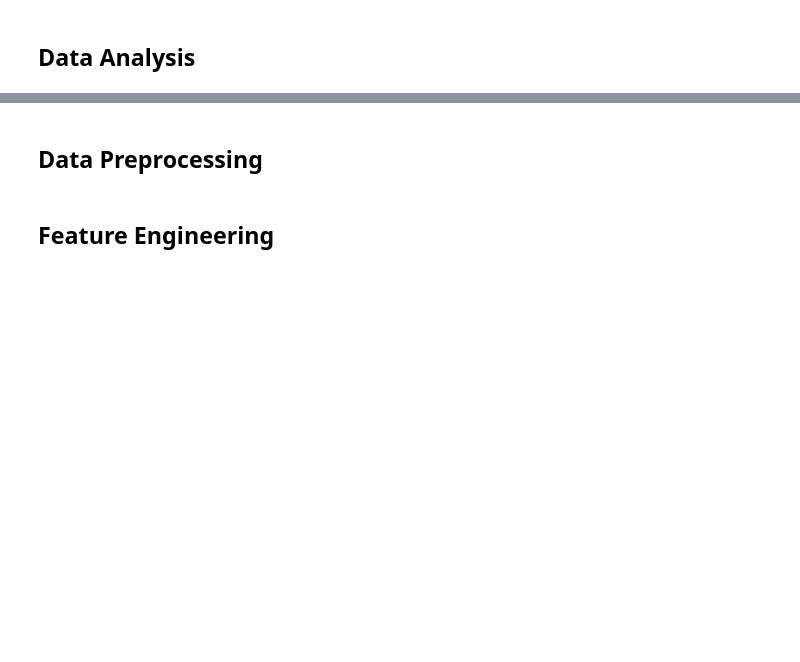
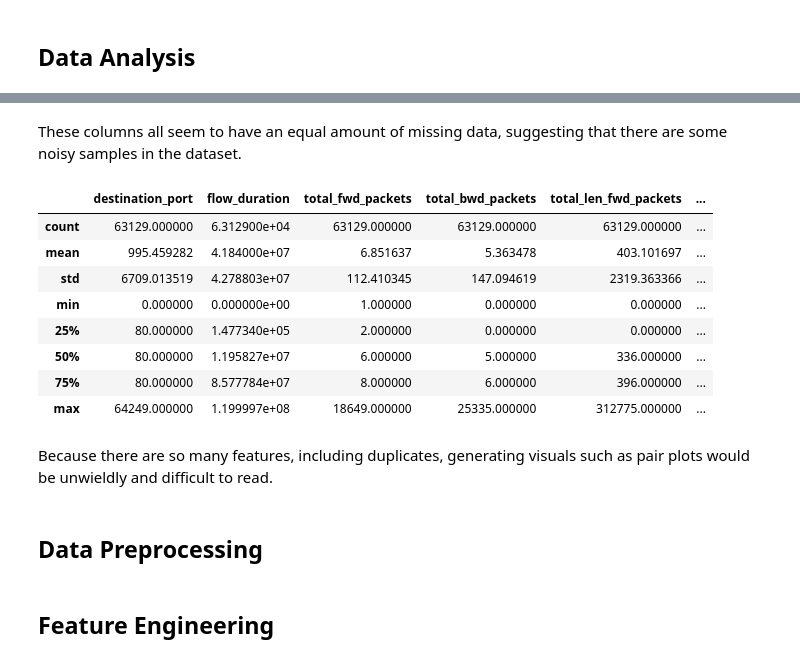
Before and after one commit to jackdmulvihill/COMP-379-Final-Project, a Jupyter notebook: FinalProject.ipynb, the cells around one changed output, grey strips where cells are left out. Saved outputs shown, nothing was run; the diff lists cells and outputs as text; code cells hidden in the pictures; blank space fills up the shorter version.

Commit message:
Started data analysis

```diff
--- a/FinalProject.ipynb
+++ b/FinalProject.ipynb
@@ -359,3 +353,7 @@ loadcsv(data, 'transformed_data.csv')
 Loading the transformed data into a CSV file seems like the most logical choice here given that no use of SQL will be necessary in the foreseeable future.
 # %% [markdown]
 ## Data Reading
+# %%
+# Load the transformed data into a new dataframe to confirm the transformations were successful
+cleaned_data = pd.read_csv('transformed_data.csv')
+display(cleaned_data.head())
@@ -364,2 +406,19 @@ Loading the transformed data into a CSV file seems like the most logical choice
+# %% [markdown]
+These columns all seem to have an equal amount of missing data, suggesting that there are some noisy samples in the dataset.
+# %%
+# Display the summary statistics of the transformed data
+cleaned_data.describe()
+# %% [output]
+|  | destination_port | flow_duration | total_fwd_packets | total_bwd_packets | total_len_fwd_packets | ... |
+| count | 63129.000000 | 6.312900e+04 | 63129.000000 | 63129.000000 | 63129.000000 | ... |
+| mean | 995.459282 | 4.184000e+07 | 6.851637 | 5.363478 | 403.101697 | ... |
+| std | 6709.013519 | 4.278803e+07 | 112.410345 | 147.094619 | 2319.363366 | ... |
+| min | 0.000000 | 0.000000e+00 | 1.000000 | 0.000000 | 0.000000 | ... |
+| 25% | 80.000000 | 1.477340e+05 | 2.000000 | 0.000000 | 0.000000 | ... |
+| 50% | 80.000000 | 1.195827e+07 | 6.000000 | 5.000000 | 336.000000 | ... |
+| 75% | 80.000000 | 8.577784e+07 | 8.000000 | 6.000000 | 396.000000 | ... |
+| max | 64249.000000 | 1.199997e+08 | 18649.000000 | 25335.000000 | 312775.000000 | ... |
+# %% [markdown]
+Because there are so many features, including duplicates, generating visuals such as pair plots would be unwieldly and difficult to read.
 # %% [markdown]
 ## Data Preprocessing
```
Also changed, not shown: parts of 14 cells of this notebook, 1 other file.
